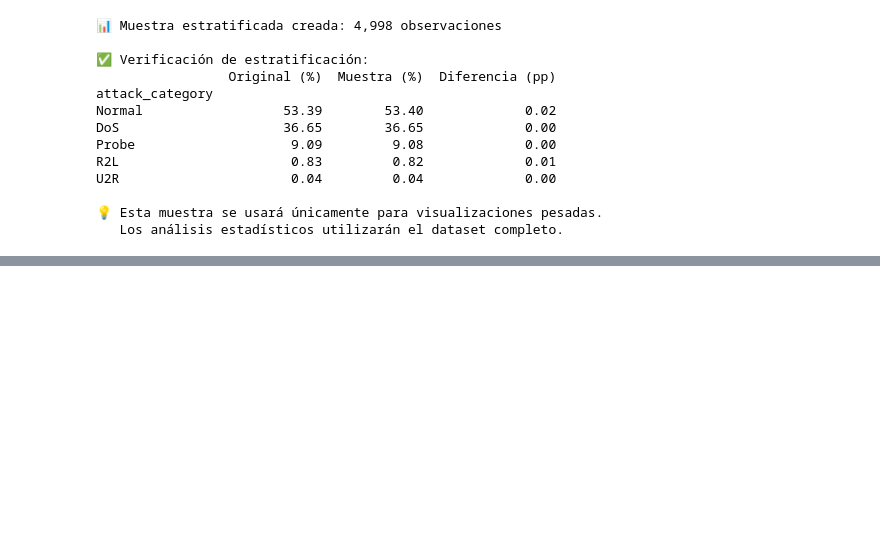
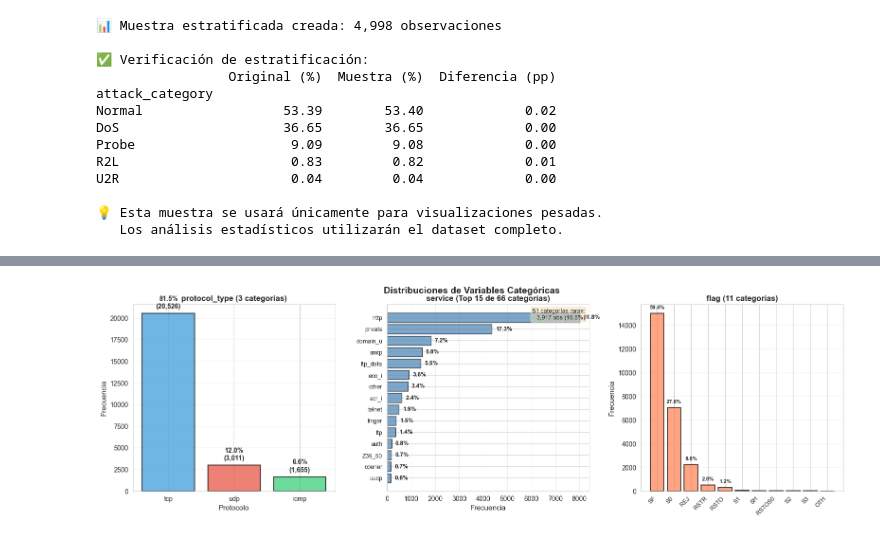
Before and after one commit to ChertaPro/Deteccion-de-Intrusiones-y-Analisis-de-Anomalias-en-Trafico-de-Red-mediante-Tecnicas-Estadasticas, a Jupyter notebook: Detección-de-Intrusiones-y-Análisis-de-Anomalías-en-Tráfico-de-Red-mediante-Técnicas-Estadísticas.ipynb, the cells around one changed output, grey strips where cells are left out. Drawn from its saved outputs; the diff is of its cells as text; code cells hidden in the pictures; blank space fills up the shorter version.

```diff
--- a/Detección-de-Intrusiones-y-Análisis-de-Anomalías-en-Tráfico-de-Red-mediante-Técnicas-Estadísticas.ipynb
+++ b/Detección-de-Intrusiones-y-Análisis-de-Anomalías-en-Tráfico-de-Red-mediante-Técnicas-Estadísticas.ipynb
@@ -432,0 +1446,87 @@ U2R                      0.04         0.04             0.00
+# %%
+# ============================================================================
+# 2.3.4 DISTRIBUCIONES DE VARIABLES CATEGÓRICAS
+# ============================================================================
+print("DISTRIBUCIONES DE VARIABLES CATEGÓRICAS")
+
+# 1. protocol_type (3 categorías - mostrar todas)
+fig, axes = plt.subplots(1, 3, figsize=(16, 5))
+
+# --- PROTOCOL_TYPE ---
+ax = axes[0]
+protocol_counts = train_df['protocol_type'].value_counts()
+colors_protocol = ['#3498db', '#e74c3c', '#2ecc71']
+bars = ax.bar(protocol_counts.index, protocol_counts.values,
+              color=colors_protocol, alpha=0.7, edgecolor='black', linewidth=1.5)
+
+# Anotar porcentajes
+for bar, count in zip(bars, protocol_counts.values):
+    pct = (count / len(train_df)) * 100
+    ax.text(bar.get_x() + bar.get_width()/2., bar.get_height() + max(protocol_counts)*0.02,
+            f'{pct:.1f}%\n({count:,})',
+            ha='center', va='bottom', fontsize=10, fontweight='bold')
+
+ax.set_title('protocol_type (3 categorías)', fontsize=12, fontweight='bold')
+ax.set_xlabel('Protocolo')
+ax.set_ylabel('Frecuencia')
+ax.grid(alpha=0.3, axis='y')
+
+# --- SERVICE (top 15) ---
+ax = axes[1]
+service_counts = train_df['service'].value_counts().head(15)
+bars = ax.barh(range(len(service_counts)), service_counts.values,
+               color='steelblue', alpha=0.7, edgecolor='black', linewidth=1)
+
+# Anotar porcentajes
+for idx, (service, count) in enumerate(service_counts.items()):
+    pct = (count / len(train_df)) * 100
+    ax.text(count + max(service_counts)*0.02, idx,
+            f'{pct:.1f}%',
+            va='center', fontsize=9, fontweight='bold')
+
+ax.set_yticks(range(len(service_counts)))
+ax.set_yticklabels(service_counts.index, fontsize=9)
+ax.set_title('service (Top 15 de 66 categorías)', fontsize=12, fontweight='bold')
+ax.set_xlabel('Frecuencia')
+ax.grid(alpha=0.3, axis='x')
+ax.invert_yaxis()
+
+# Anotar categorías raras
+total_rare = train_df['service'].value_counts()[15:].sum()
+pct_rare = (total_rare / len(train_df)) * 100
+ax.text(0.98, 0.98, f'51 categorías raras:\n{total_rare:,} obs ({pct_rare:.1f}%)',
+        transform=ax.transAxes, fontsize=9, va='top', ha='right',
+        bbox=dict(boxstyle='round', facecolor='wheat', alpha=0.5))
+
+# --- FLAG (11 categorías) ---
+ax = axes[2]
+flag_counts = train_df['flag'].value_counts()
+bars = ax.bar(range(len(flag_counts)), flag_counts.values,
+              color='coral', alpha=0.7, edgecolor='black', linewidth=1.5)
+
+# Anotar porcentajes
+for idx, (flag, count) in enumerate(flag_counts.items()):
+    pct = (count / len(train_df)) * 100
+    if pct > 1.0:  # Solo anotar si > 1%
+        ax.text(idx, count + max(flag_counts)*0.02,
+                f'{pct:.1f}%',
+                ha='center', va='bottom', fontsize=8, fontweight='bold')
+
+ax.set_xticks(range(len(flag_counts)))
+ax.set_xticklabels(flag_counts.index, rotation=45, ha='right', fontsize=9)
+ax.set_title('flag (11 categorías)', fontsize=12, fontweight='bold')
+ax.set_ylabel('Frecuencia')
+ax.grid(alpha=0.3, axis='y')
+
+plt.tight_layout()
+plt.suptitle('Distribuciones de Variables Categóricas',
+             fontsize=14, fontweight='bold', y=1.002)
+plt.show()
+
+print("\n💡 INTERPRETACIÓN:")
+print("   • protocol_type: TCP domina (81.5%), seguido de UDP (12%) e ICMP (6.6%)")
+print("   • service: Alta concentración en top 5 (66%), 51 categorías con < 1% cada una")
+print("   • flag: SF (conexión exitosa) y S0 (intento no completado) representan 87%")
+
+print("\n✅ SECCIÓN 2.3 COMPLETADA: Visualización de Distribuciones")
+# %% [output]
@@ -432,0 +1534 @@ U2R                      0.04         0.04             0.00
+[figure, added]
```
Also changed, not shown: parts of 89 cells of this notebook, 7 other files.
